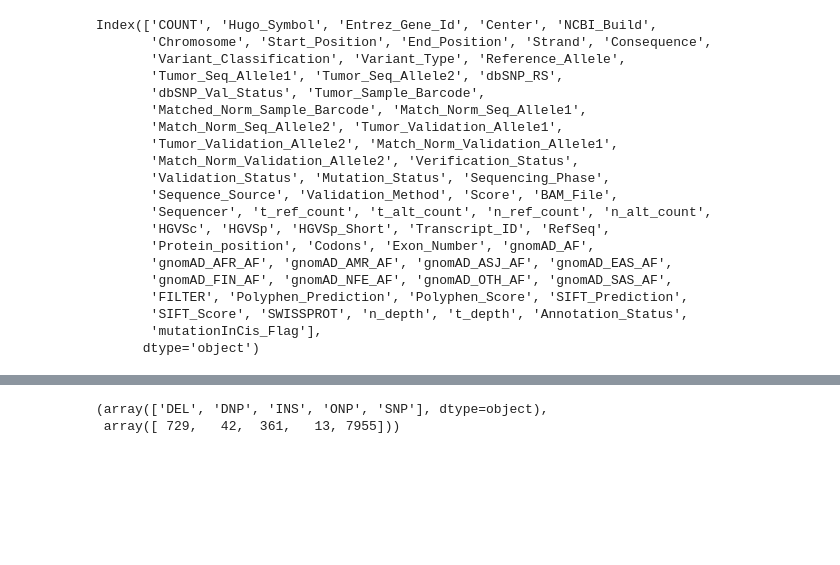
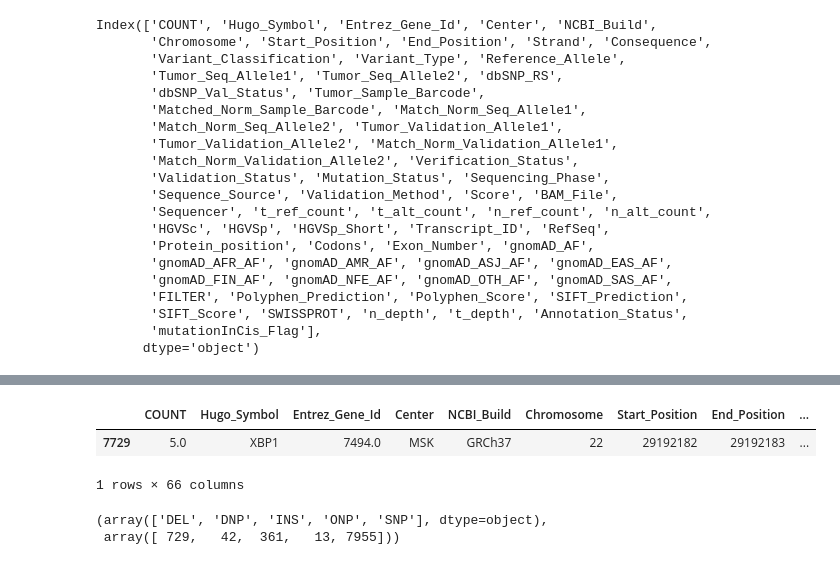
Before and after one commit to samgould2/PEGG2.0, a Jupyter notebook: pegg2.ipynb, the cells around one changed output, grey strips where cells are left out. Drawn from its saved outputs; the diff is of its cells as text; code cells hidden in the pictures; blank space fills up the shorter version.

```diff
--- a/pegg2.ipynb
+++ b/pegg2.ipynb
@@ -319,3 +329,10 @@ Index(['COUNT', 'Hugo_Symbol', 'Entrez_Gene_Id', 'Center', 'NCBI_Build',
+# %%
+ins1 = idr[idr['Variant_Type']=='INS']
+ins1[ins1['Reference_Allele']!='-']
+# %% [output]
+|  | COUNT | Hugo_Symbol | Entrez_Gene_Id | Center | NCBI_Build | Chromosome | Start_Position | End_Position | ... |
+| 7729 | 5.0 | XBP1 | 7494.0 | MSK | GRCh37 | 22 | 29192182 | 29192183 | ... |
+1 rows × 66 columns
 # %%
 np.unique(idr['Variant_Type'], return_counts=True)
 # %% [output]
```
Also changed, not shown: parts of 31 cells of this notebook.
